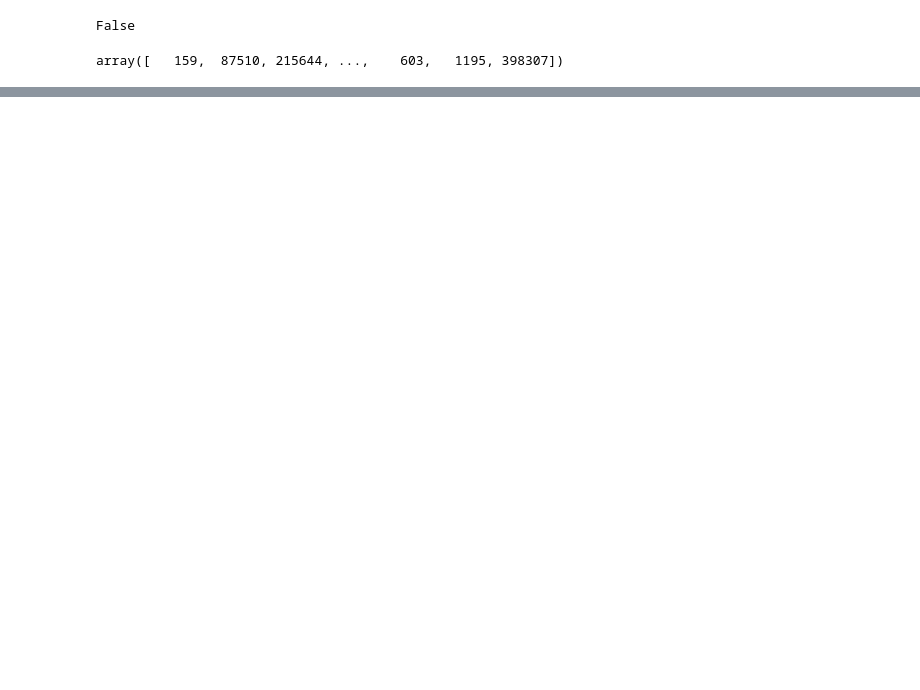
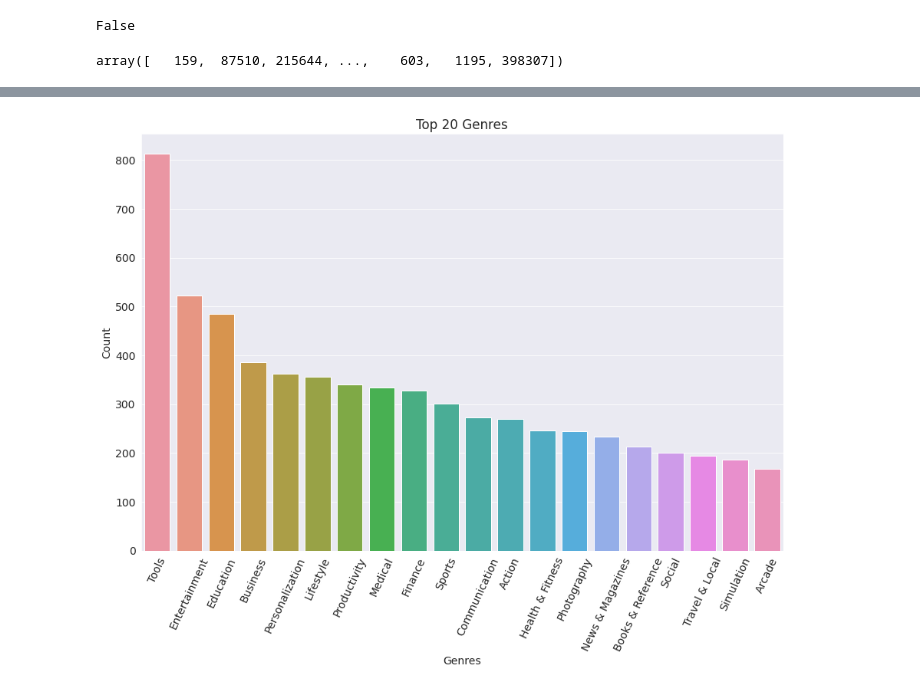
Before and after one commit to avinashyadav11/Play-Store-App-Review-Analysis, a Jupyter notebook: Play_Store_App_Review_Analysis_Capstone_Project.ipynb, the cells around one changed output, grey strips where cells are left out. Drawn from its saved outputs; the diff is of its cells as text; code cells hidden in the pictures; blank space fills up the shorter version.

Commit message:
Started visualization

```diff
--- a/Play_Store_App_Review_Analysis_Capstone_Project.ipynb
+++ b/Play_Store_App_Review_Analysis_Capstone_Project.ipynb
@@ -433,4 +460,4 @@ plt.rcParams['font.size'] = 14
 plt.rcParams['figure.figsize'] = (9, 5)
 plt.rcParams['figure.facecolor'] = '#00000000'
 # %%
-#top_genres = play_store_data_df.Genres.value_counts().reset_index().rename(columns={'Genres':'Count','index':'Genres'})
+top_genres = play_store_df.Genres.value_counts().reset_index().rename(columns={'Genres':'Count','index':'Genres'})
@@ -439,2 +480,2 @@ NameError: ignored
 # %%
-#genres_installs = play_store_data_df.groupby(['Genres'])[['Installs']].sum()
+genres_installs = play_store_df.groupby(['Genres'])[['Installs']].sum()
@@ -441,3 +499,3 @@ NameError: ignored
 # %%
-#top_genres_installs = pd.merge(top_genres, genres_installs, on='Genres')
-#top_20_genres_installs = top_genres_installs.head(20)
+top_genres_installs = pd.merge(top_genres,genres_installs, on='Genres')
+top20_genres_installs = top_genres_installs.head(20)
@@ -444,8 +522,11 @@ NameError: ignored
 # %%
-# plt.figure(figsize=(14,7))
-# plt.xticks(rotation=65)
-# plt.xlabel("Genres")
-# plt.ylabel("Number of application")
-# plt.title("Top 20 Genres")
-# sns.barplot(top_20_genres_installs.Genres, top_20_genres_installs.Count)
-# plt.show()
+#ploting top 20 genres
+plt.figure(figsize=(15,10))
+plt.xticks(rotation=65)
+plt.xlabel("Genres")
+plt.ylabel("Number of application")
+plt.title("Top 20 Genres")
+sns.barplot(top20_genres_installs.Genres, top20_genres_installs.Count)
+plt.show()
+# %% [output]
+[figure, added]
```
Also changed, not shown: parts of 22 cells of this notebook.
